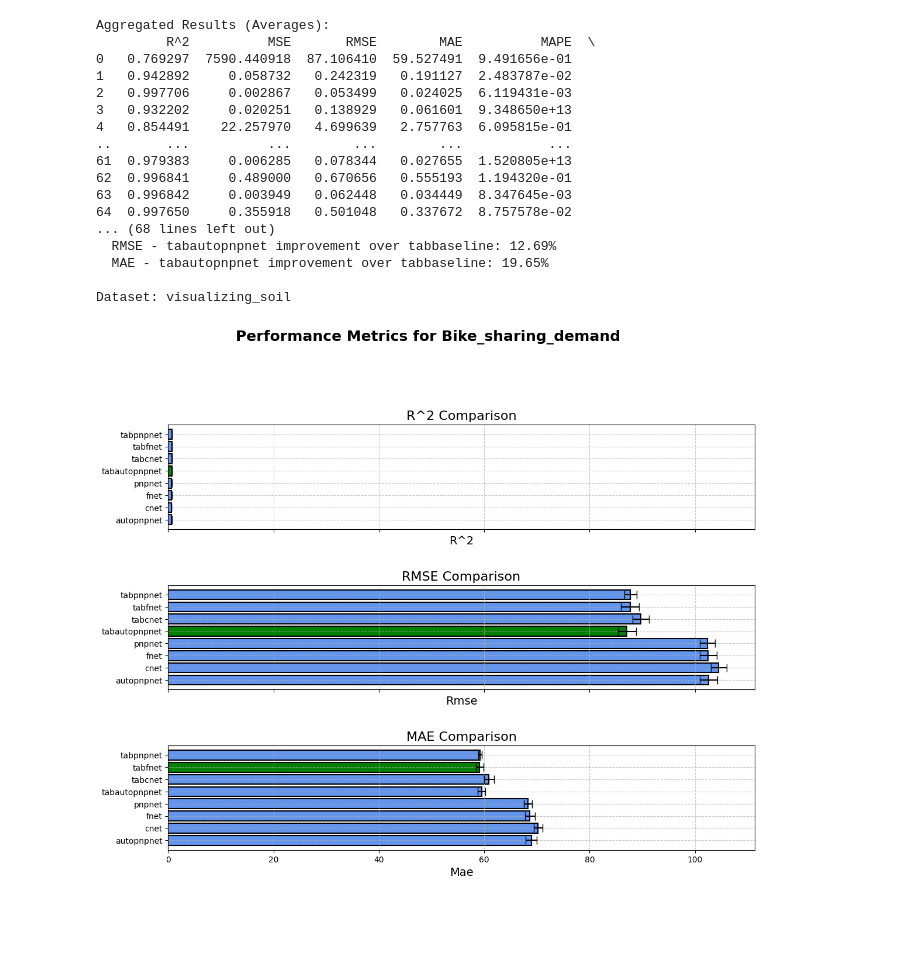
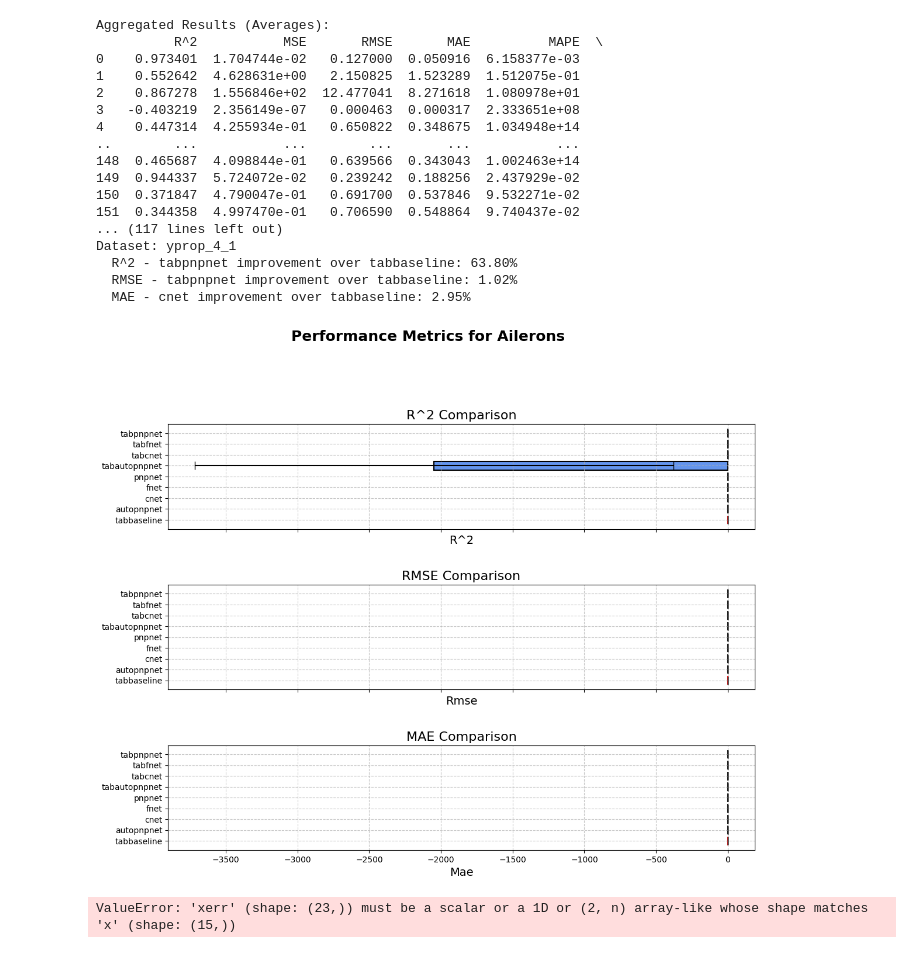
Before and after one commit to matteo-rizzo/brew-ai, a Jupyter notebook: notebooks/results-analysis.ipynb, the cells around one changed output. Cells and saved outputs as stored; diff of their text form; code cells hidden in the pictures; blank space fills up the shorter version.

```diff
--- a/notebooks/results-analysis.ipynb
+++ b/notebooks/results-analysis.ipynb
@@ -6,7 +6,7 @@ import matplotlib.pyplot as plt
 from glob import glob
 
 # Define the path to the directory containing experiment logs
-LOG_DIR = "../results/benchmark_cat_reg"
+LOG_DIR = "../results/benchmark_num_reg"
 
 def load_metrics(json_path):
     """Load and return metrics from a JSON file, handling exceptions gracefully."""
@@ -124,47 +124,48 @@ def count_top_models(avg_summary_df, metrics=["R^2", "RMSE", "MAE"], baseline_mo
 
     # Calculate totals per metric
     totals = {metric: sum(counts.values()) for metric, counts in top_counts.items()}
     return top_counts, totals, total_datasets
 
 # Run the analysis
 avg_summary_df, std_summary_df = aggregate_metrics(LOG_DIR)
 print("Aggregated Results (Averages):")
 print(avg_summary_df)
 
 # Count top models
 top_counts, totals, total_datasets = count_top_models(avg_summary_df)
 print("\nNon-baseline models achieving top performance per metric:")
 for metric, counts in top_counts.items():
     print(f"\n{metric}:")
     for model, count in counts.items():
         print(f"  {model}: {count}/{total_datasets} datasets")
     print(f"  Total non-baseline top performers for {metric}: {totals[metric]}/{total_datasets} datasets")
 
 # Print percentage improvements
 print("\nPercentage improvements of top-performing models relative to the baseline:")
 print_percentage_improvements(avg_summary_df)
 
 # Save summaries
 avg_summary_df.to_csv("experiment_summary_avg.csv", index=False)
 
 # Plot metrics
 plot_metrics_per_dataset(avg_summary_df, std_summary_df)
 # %% [output]
 Aggregated Results (Averages):
-         R^2          MSE       RMSE        MAE          MAPE  \
-0   0.769297  7590.440918  87.106410  59.527491  9.491656e-01
-1   0.942892     0.058732   0.242319   0.191127  2.483787e-02
-2   0.997706     0.002867   0.053499   0.024025  6.119431e-03
-3   0.932202     0.020251   0.138929   0.061601  9.348650e+13
-4   0.854491    22.257970   4.699639   2.757763  6.095815e-01
-..       ...          ...        ...        ...           ...
-61  0.979383     0.006285   0.078344   0.027655  1.520805e+13
-62  0.996841     0.489000   0.670656   0.555193  1.194320e-01
-63  0.996842     0.003949   0.062448   0.034449  8.347645e-03
-64  0.997650     0.355918   0.501048   0.337672  8.757578e-02
-... (68 lines left out)
-  RMSE - tabautopnpnet improvement over tabbaseline: 12.69%
-  MAE - tabautopnpnet improvement over tabbaseline: 19.65%
-
-Dataset: visualizing_soil
+          R^2           MSE       RMSE       MAE          MAPE  \
+0    0.973401  1.704744e-02   0.127000  0.050916  6.158377e-03
+1    0.552642  4.628631e+00   2.150825  1.523289  1.512075e-01
+2    0.867278  1.556846e+02  12.477041  8.271618  1.080978e+01
+3   -0.403219  2.356149e-07   0.000463  0.000317  2.333651e+08
+4    0.447314  4.255934e-01   0.650822  0.348675  1.034948e+14
+..        ...           ...        ...       ...           ...
+148  0.465687  4.098844e-01   0.639566  0.343043  1.002463e+14
+149  0.944337  5.724072e-02   0.239242  0.188256  2.437929e-02
+150  0.371847  4.790047e-01   0.691700  0.537846  9.532271e-02
+151  0.344358  4.997470e-01   0.706590  0.548864  9.740437e-02
+... (117 lines left out)
+Dataset: yprop_4_1
+  R^2 - tabpnpnet improvement over tabbaseline: 63.80%
+  RMSE - tabpnpnet improvement over tabbaseline: 1.02%
+  MAE - cnet improvement over tabbaseline: 2.95%
-[figure, old version]
+[figure, new version]
+ValueError: 'xerr' (shape: (23,)) must be a scalar or a 1D or (2, n) array-like whose shape matches 'x' (shape: (15,))
```
Also changed, not shown: parts of 1 cell of this notebook, 10 other files.
